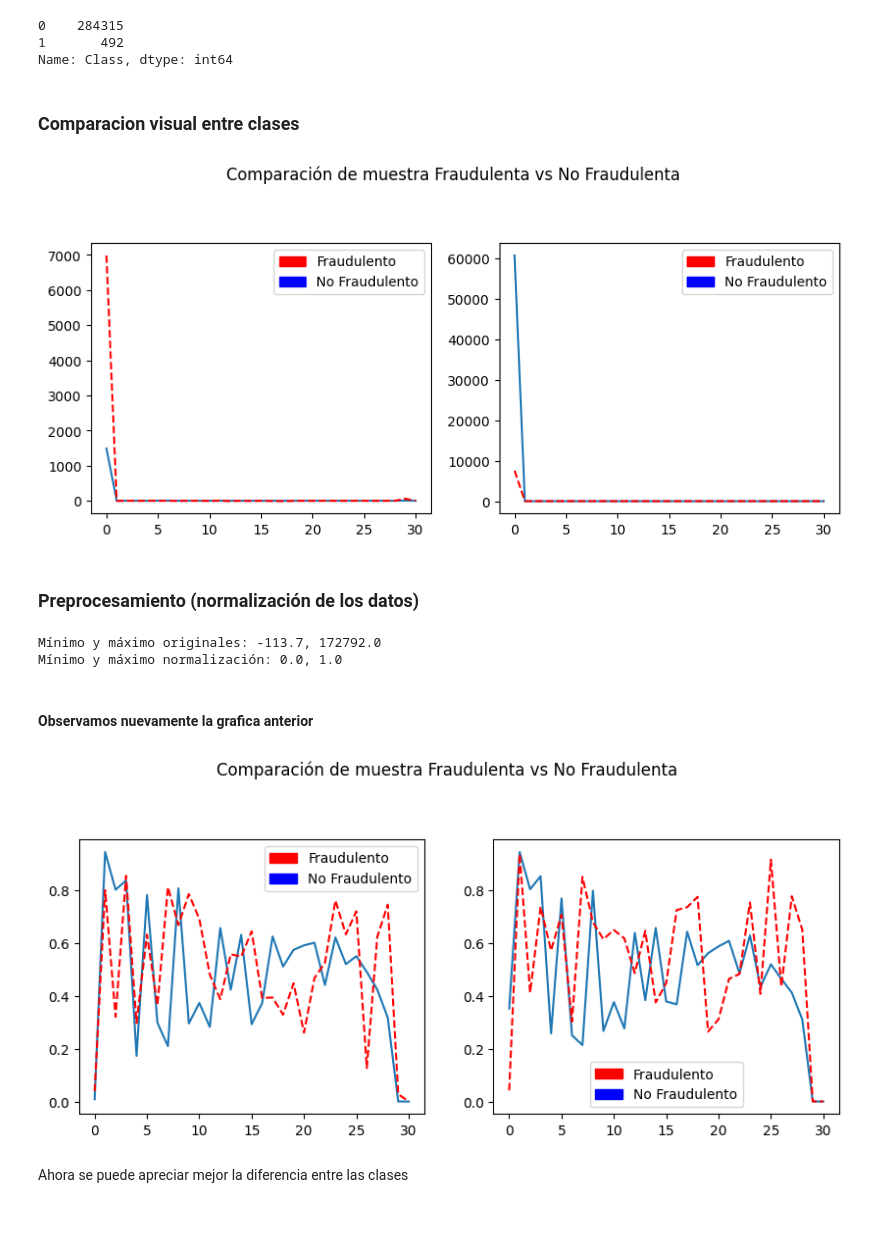
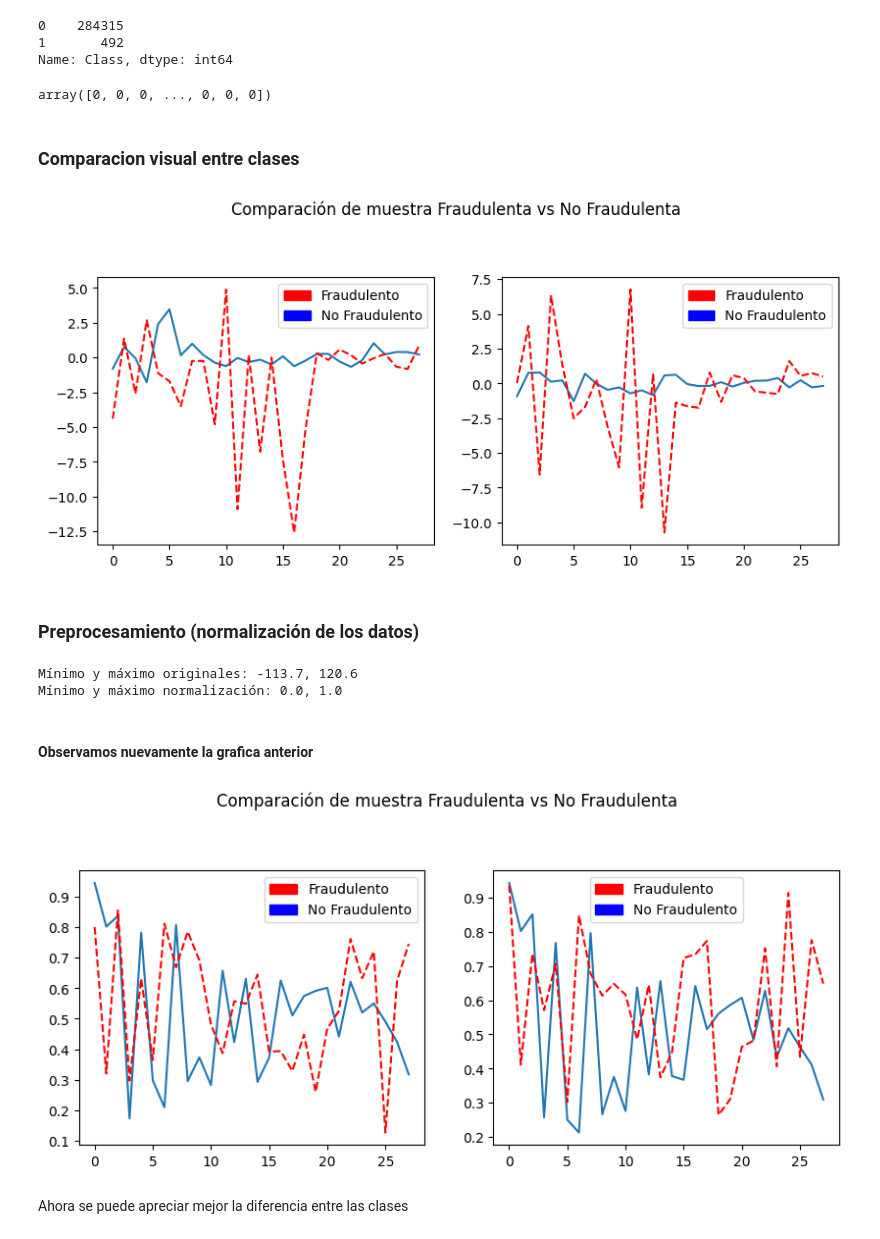
Before and after one commit to GabyDs/EjerciciosInteligenciaComputacional, a Jupyter notebook: Lab2Ej1.ipynb, the cells around one changed output. Saved outputs shown, nothing was run; the diff lists cells and outputs as text; code cells hidden in the pictures.

```diff
--- a/Lab2Ej1.ipynb
+++ b/Lab2Ej1.ipynb
@@ -71,6 +71,10 @@ dataset.head()
 | 3 | 1.0 | -0.966272 | -0.185226 | 1.792993 | -0.863291 | -0.010309 | 1.247203 | 0.237609 | 0.377436 | -1.387024 | ... | ... |
 | 4 | 2.0 | -1.158233 | 0.877737 | 1.548718 | 0.403034 | -0.407193 | 0.095921 | 0.592941 | -0.270533 | 0.817739 | ... | ... |
 5 rows × 31 columns
+# %%
+# Eliminamos las columnas no deseadas
+dataset = dataset.drop('Time', axis=1)
+dataset = dataset.drop('Amount', axis=1)
 # %%
 # Observamos la cantidad de muestras fraudulentas y no fraudulentas
 
@@ -137,3 +141,7 @@ dataset['Class'].value_counts()
 0    284315
 1       492
 Name: Class, dtype: int64
+# %%
+dataset['Class'].values
+# %% [output]
+array([0, 0, 0, ..., 0, 0, 0])
@@ -149,3 +157,7 @@ cat_validation = validation[:,30]
+# %%
+train = train[:, ~np.isin(np.arange(train.shape[1]), [28])]
+test = test[:, ~np.isin(np.arange(test.shape[1]), [28])]
+validation = validation[:, ~np.isin(np.arange(validation.shape[1]), [28])]
 # %% [markdown]
 ### Comparacion visual entre clases
 # %%
@@ -170,20 +182,20 @@ plt.figure(figsize=(10,8))
 plt.grid()
 
 plt.subplot(2,2,1)
-plt.plot(np.arange(31), no_fraude1)
-plt.plot(np.arange(31), fraude1, 'r--')
+plt.plot(np.arange(28), no_fraude1)
+plt.plot(np.arange(28), fraude1, 'r--')
 plt.legend(handles=[red, blue])
 
 plt.subplot(2,2,2)
-plt.plot(np.arange(31), no_fraude2)
-plt.plot(np.arange(31), fraude2, 'r--')
+plt.plot(np.arange(28), no_fraude2)
+plt.plot(np.arange(28), fraude2, 'r--')
 plt.legend(handles=[red, blue])
 
 
 plt.suptitle('Comparación de muestra Fraudulenta vs No Fraudulenta')
 plt.show()
 # %% [output]
-[figure, old version]
+[figure, new version]
 # %% [markdown]
 ### Preprocesamiento (normalización de los datos)
 # %%
@@ -198,7 +210,7 @@ print('Mínimo y máximo normalización: {:.1f}, {:.1f}'.format(np.min(train_nor
 test_norm = min_max_scaler.fit_transform(test)
 validation_norm = min_max_scaler.fit_transform(validation)
 # %% [output]
-Mínimo y máximo originales: -113.7, 172792.0
+Mínimo y máximo originales: -113.7, 120.6
 Mínimo y máximo normalización: 0.0, 1.0
 # %% [markdown]
 #### Observamos nuevamente la grafica anterior
@@ -206,38 +218,38 @@ Mínimo y máximo normalización: 0.0, 1.0
 import matplotlib.pyplot as plt
 import matplotlib.patches as mpatches
 import numpy as np
 
 # Dibujar un dato fraudulento y uno no fraudulento
 
 muestra = 3
 
 no_fraude1 = train_norm[muestra]
 fraude1 = validation_norm[muestra]
 
 no_fraude2 = train_norm[2 * muestra]
 fraude2 = validation_norm[2 * muestra]
 
 red = mpatches.Patch(color='red', label='Fraudulento')
 blue = mpatches.Patch(color='blue', label='No Fraudulento')
 
 plt.figure(figsize=(10,8))
 plt.grid()
 
 plt.subplot(2,2,1)
-plt.plot(np.arange(31), no_fraude1)
-plt.plot(np.arange(31), fraude1, 'r--')
+plt.plot(np.arange(28), no_fraude1)
+plt.plot(np.arange(28), fraude1, 'r--')
 plt.legend(handles=[red, blue])
 
 plt.subplot(2,2,2)
-plt.plot(np.arange(31), no_fraude2)
-plt.plot(np.arange(31), fraude2, 'r--')
+plt.plot(np.arange(28), no_fraude2)
+plt.plot(np.arange(28), fraude2, 'r--')
 plt.legend(handles=[red, blue])
 
 
 plt.suptitle('Comparación de muestra Fraudulenta vs No Fraudulenta')
 plt.show()
 # %% [output]
-[figure, old version]
+[figure, new version]
 # %% [markdown]
 Ahora se puede apreciar mejor la diferencia entre las clases
 # %% [markdown]
```
Also changed, not shown: parts of 15 cells of this notebook.
